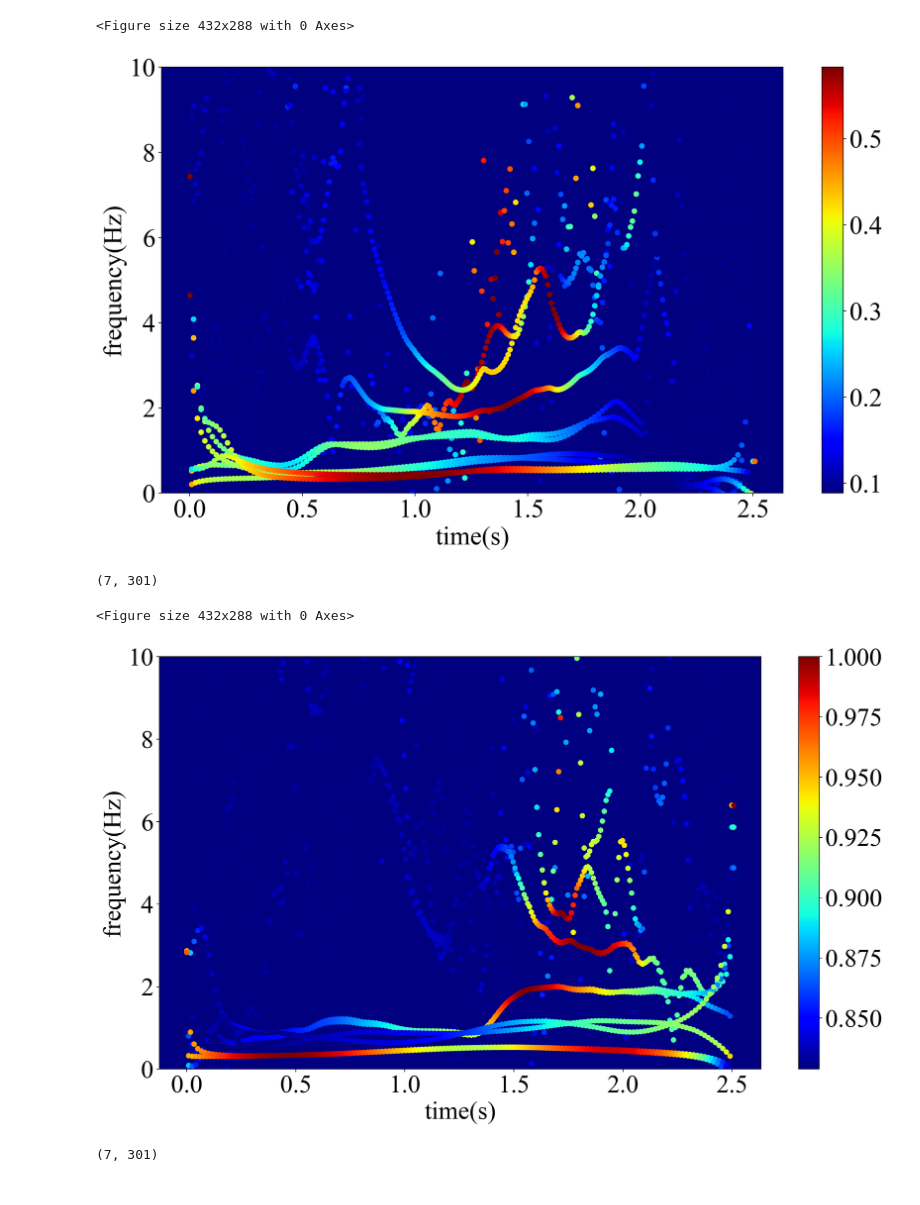
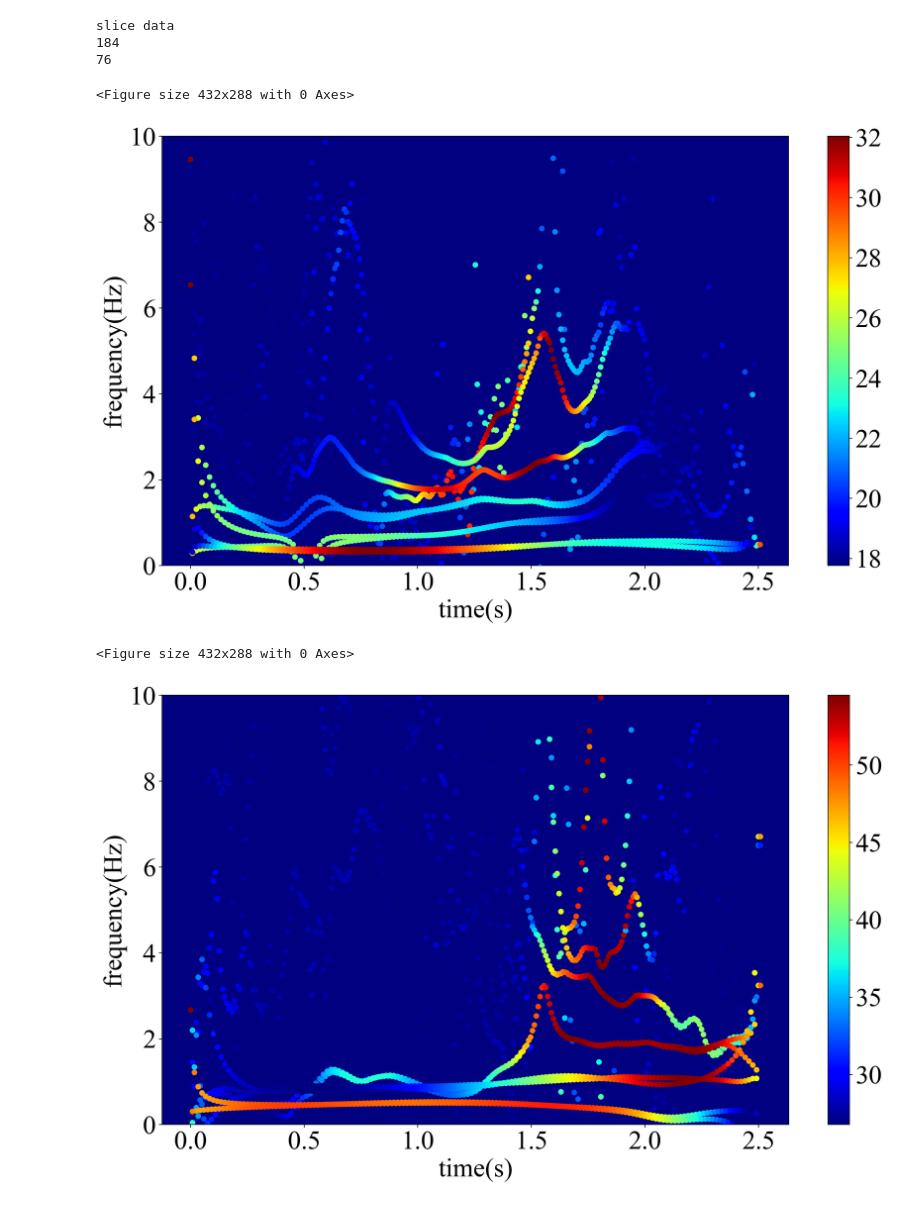
Before and after one commit to chudai8141/golf2, a Jupyter notebook: GolfMEMD/hht_calculation.ipynb, the cells around one changed output. Saved outputs shown, nothing was run; the diff lists cells and outputs as text; code cells hidden in the pictures.

```diff
--- a/GolfMEMD/hht_calculation.ipynb
+++ b/GolfMEMD/hht_calculation.ipynb
@@ -12,7 +12,44 @@ import copy
 # %%
 # setting joint
 j = Joint()
-set_joint = j.hip
+set_joint = j.right_fore_arm
+
+# setting impact frame
+
+# slice data
+#'''
+print('slice data')
+first_impact = 184
+second_impact = 213
+third_impact = 187
+fourth_impact = 205
+
+'''
+# straight data
+print('straight data')
+first_impact = 224
+second_impact = 186
+third_impact = 212
+fourth_impact = 228
+#'''
+
+# min_frame -> 一番最小のフレームデータを選択
+min_frame = np.array([first_impact, second_impact, third_impact, fourth_impact])
+min_frame = np.min(min_frame)
+print(min_frame)
+
+#setting follor_throught -> インパクトからフォロースルーまでのフレームデータを計算
+# slice
+#follor_throught = 246 - min_frame
+
+# straight
+follor_throught = 260 - min_frame
+
+print(follor_throught)
+# %% [output]
+slice data
+184
+76
 # %%
 # first straight data
 # or
@@ -52,7 +89,7 @@ freq_mean = np.mean(freq_all, axis=0)
 
 # amp normalize
 amp_norm = LA.norm(amp_all, axis=0)
-amp_mean = (amp_norm - np.min(amp_norm)) / (np.max(amp_norm) - np.min(amp_norm))
+# amp_mean = (amp_norm - np.min(amp_norm)) / (np.max(amp_norm) - np.min(amp_norm))
 
 # Number of decomposition
 Nod = freq_mean.shape[0]
@@ -71,7 +108,7 @@ plt.figure(dpi = 200, figsize=(16, 9))
 plt.rcParams['font.family'] = 'Times new Roman'
 plt.rcParams['font.size'] = 30
 for n in range(Nod):
-    plt.scatter(spectrum_time[n, :], freq_mean[n, :], s = 30, c=amp_mean[n, :frame], cmap='jet')
+    plt.scatter(spectrum_time[n, :], freq_mean[n, :], s = 30, c=amp_norm[n, :frame], cmap='jet')
 ax = plt.gca()
 ax.set_facecolor([0.0, 0.0, 0.5])
 plt.ylim(0, 10)
@@ -81,4 +118,4 @@ plt.colorbar()
 plt.show()
 # %% [output]
 <Figure size 432x288 with 0 Axes>
-[figure, old version]
+[figure, new version]
@@ -88,4 +121,0 @@ first_amp_data = amp_mean.copy()
-# %%
-print(first_freq_data.shape)
-# %% [output]
-(7, 301)
@@ -92,6 +125,6 @@ print(first_freq_data.shape)
 # %%
 # secont straight data
-# data_path = '../data/1111/straight_2_Take_001.bvh'
+#　data_path = '../data/1111/straight_2_Take_001.bvh'
 data_path = '../data/1111/slice_data/slice_2_Take_001.bvh'
 
 data, fs, text = bvh.bvhreader(data_path)
@@ -126,33 +159,33 @@ freq_mean = np.mean(freq_all, axis=0)
 
 # amp normalize
 amp_norm = LA.norm(amp_all, axis=0)
-amp_mean = (amp_norm - np.min(amp_norm)) / (np.max(amp_norm) - np.min(amp_norm))
+# amp_mean = (amp_norm - np.min(amp_norm)) / (np.max(amp_norm) - np.min(amp_norm))
 
 # Number of decomposition
 Nod = freq_mean.shape[0]
 
 # frame
 frame = freq_mean.shape[1]
 
 # setting spectrum time
 spectrum_time = np.zeros((Nod, frame))
 for n in range(Nod):
     spectrum_time[n, :] = np.linspace(0, dt*frame, frame)
 
 # spectrogram plot
 plt.clf()
 plt.figure(dpi = 200, figsize=(16, 9))
 plt.rcParams['font.family'] = 'Times new Roman'
 plt.rcParams['font.size'] = 30
 for n in range(Nod):
-    plt.scatter(spectrum_time[n, :], freq_mean[n, :], s = 30, c=amp_mean[n, :frame], cmap='jet')
+    plt.scatter(spectrum_time[n, :], freq_mean[n, :], s = 30, c=amp_norm[n, :frame], cmap='jet')
 ax = plt.gca()
 ax.set_facecolor([0.0, 0.0, 0.5])
 plt.ylim(0, 10)
 plt.xlabel('time(s)')
 plt.ylabel('frequency(Hz)')
 plt.colorbar()
 plt.show()
 # %% [output]
 <Figure size 432x288 with 0 Axes>
-[figure, old version]
+[figure, new version]
@@ -162,4 +191,0 @@ second_amp_data =amp_mean.copy()
-# %%
-print(second_freq_data.shape)
-# %% [output]
-(7, 301)
```
Also changed, not shown: parts of 14 cells of this notebook.
